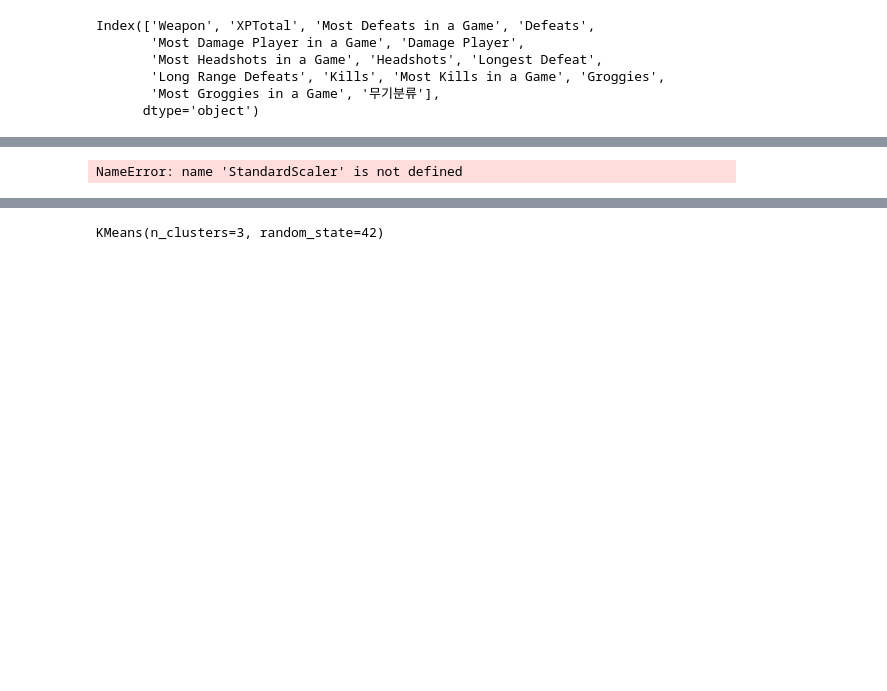
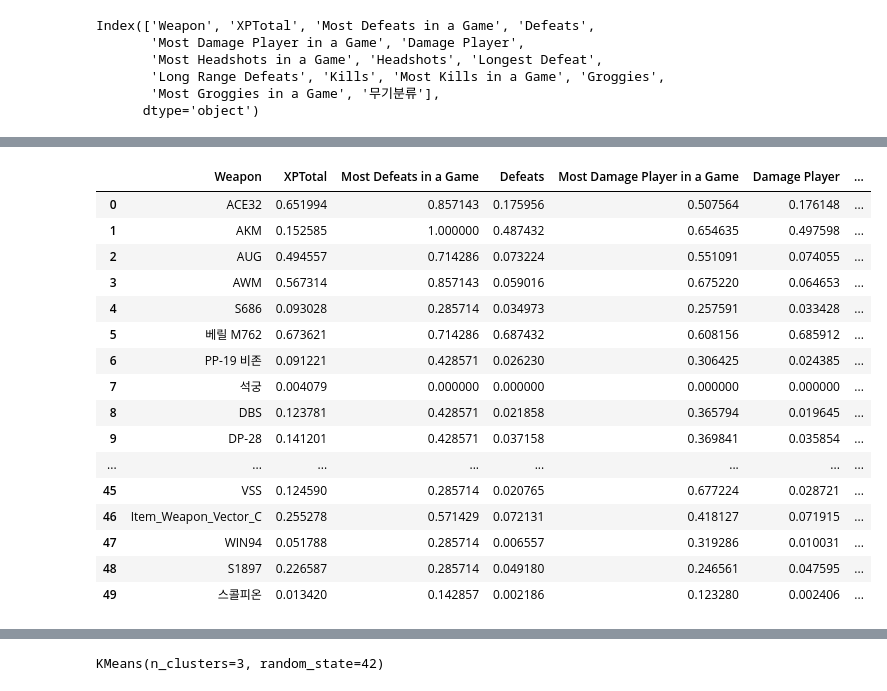
Before and after one commit to nbac406/battleGround, a Jupyter notebook: 0707.ipynb, the cells around one changed output, grey strips where cells are left out. Saved outputs shown, nothing was run; the diff lists cells and outputs as text; code cells hidden in the pictures; blank space fills up the shorter version.

```diff
--- a/0707.ipynb
+++ b/0707.ipynb
@@ -320,14 +363,30 @@ Index(['Weapon', 'XPTotal', 'Most Defeats in a Game', 'Defeats',
 # %%
-scaler = StandardScaler()
+scaler = MinMaxScaler()
 df1[['XPTotal', 'Most Defeats in a Game', 'Defeats',
        'Most Damage Player in a Game', 'Damage Player',
        'Most Headshots in a Game', 'Headshots', 'Longest Defeat',
        'Long Range Defeats', 'Kills', 'Most Kills in a Game', 'Groggies',
        'Most Groggies in a Game']] = scaler.fit_transform(df1[['XPTotal', 'Most Defeats in a Game', 'Defeats',
        'Most Damage Player in a Game', 'Damage Player',
        'Most Headshots in a Game', 'Headshots', 'Longest Defeat',
        'Long Range Defeats', 'Kills', 'Most Kills in a Game', 'Groggies',
        'Most Groggies in a Game']])
 df1
 # %% [output]
-NameError: name 'StandardScaler' is not defined
+|  | Weapon | XPTotal | Most Defeats in a Game | Defeats | Most Damage Player in a Game | Damage Player | ... |
+| 0 | ACE32 | 0.651994 | 0.857143 | 0.175956 | 0.507564 | 0.176148 | ... |
+| 1 | AKM | 0.152585 | 1.000000 | 0.487432 | 0.654635 | 0.497598 | ... |
+| 2 | AUG | 0.494557 | 0.714286 | 0.073224 | 0.551091 | 0.074055 | ... |
+| 3 | AWM | 0.567314 | 0.857143 | 0.059016 | 0.675220 | 0.064653 | ... |
+| 4 | S686 | 0.093028 | 0.285714 | 0.034973 | 0.257591 | 0.033428 | ... |
+| 5 | 베릴 M762 | 0.673621 | 0.714286 | 0.687432 | 0.608156 | 0.685912 | ... |
+| 6 | PP-19 비존 | 0.091221 | 0.428571 | 0.026230 | 0.306425 | 0.024385 | ... |
+| 7 | 석궁 | 0.004079 | 0.000000 | 0.000000 | 0.000000 | 0.000000 | ... |
+| 8 | DBS | 0.123781 | 0.428571 | 0.021858 | 0.365794 | 0.019645 | ... |
+| 9 | DP-28 | 0.141201 | 0.428571 | 0.037158 | 0.369841 | 0.035854 | ... |
+| ... | ... | ... | ... | ... | ... | ... | ... |
+| 45 | VSS | 0.124590 | 0.285714 | 0.020765 | 0.677224 | 0.028721 | ... |
+| 46 | Item_Weapon_Vector_C | 0.255278 | 0.571429 | 0.072131 | 0.418127 | 0.071915 | ... |
+| 47 | WIN94 | 0.051788 | 0.285714 | 0.006557 | 0.319286 | 0.010031 | ... |
+| 48 | S1897 | 0.226587 | 0.285714 | 0.049180 | 0.246561 | 0.047595 | ... |
+| 49 | 스콜피온 | 0.013420 | 0.142857 | 0.002186 | 0.123280 | 0.002406 | ... |
```
Also changed, not shown: parts of 30 cells of this notebook.
